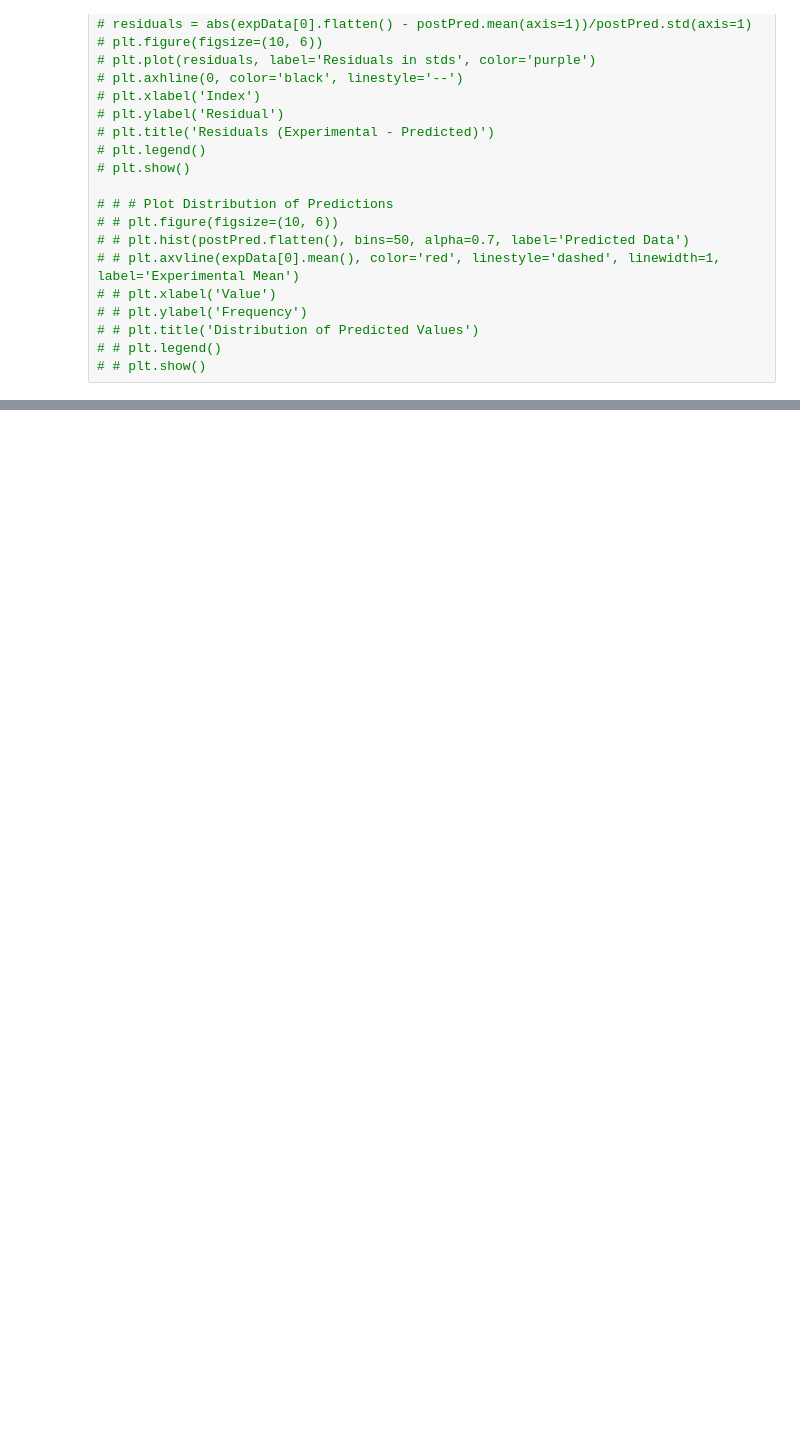
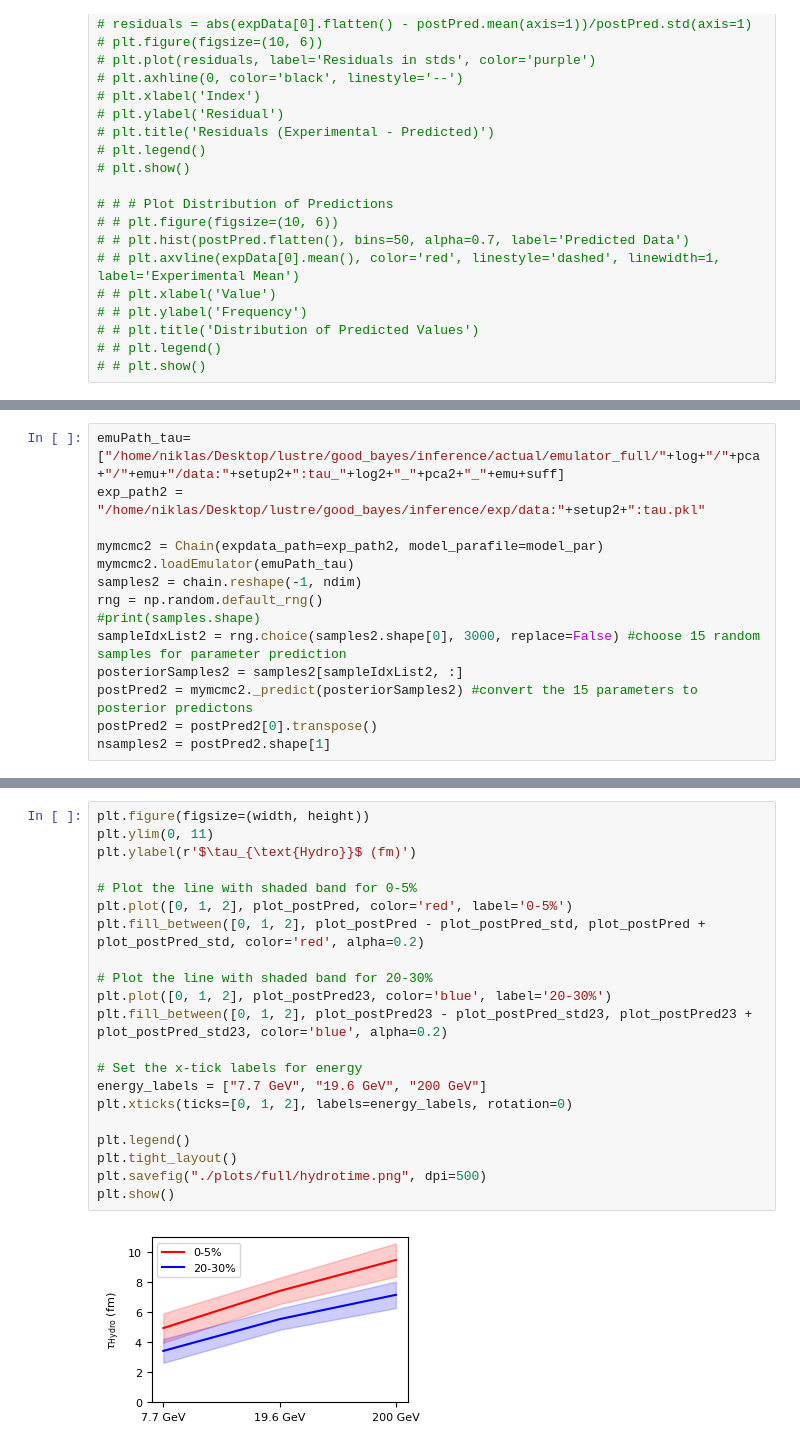
Before and after one commit to NGoetz/GPBayesTools-HIC, a Jupyter notebook: Prediction.ipynb, the cells around one changed output, grey strips where cells are left out. Drawn from its saved outputs; the diff is of its cells as text; blank space fills up the shorter version.

```diff
--- a/Prediction.ipynb
+++ b/Prediction.ipynb
@@ -1431,0 +1205,14 @@ plt.show()
+# %%
+emuPath_tau=["/home/niklas/Desktop/lustre/good_bayes/inference/actual/emulator_full/"+log+"/"+pca+"/"+emu+"/data:"+setup2+":tau_"+log2+"_"+pca2+"_"+emu+suff]
+exp_path2 = "/home/niklas/Desktop/lustre/good_bayes/inference/exp/data:"+setup2+":tau.pkl"
+
+mymcmc2 = Chain(expdata_path=exp_path2, model_parafile=model_par)
+mymcmc2.loadEmulator(emuPath_tau)
+samples2 = chain.reshape(-1, ndim)
+rng = np.random.default_rng()
+#print(samples.shape)
+sampleIdxList2 = rng.choice(samples2.shape[0], 3000, replace=False) #choose 15 random samples for parameter prediction
+posteriorSamples2 = samples2[sampleIdxList2, :]
+postPred2 = mymcmc2._predict(posteriorSamples2) #convert the 15 parameters to posterior predictons
+postPred2 = postPred2[0].transpose()
+nsamples2 = postPred2.shape[1]
@@ -1431,0 +1416,23 @@ plt.show()
+# %%
+plt.figure(figsize=(width, height))
+plt.ylim(0, 11)
+plt.ylabel(r'$\tau_{\text{Hydro}}$ (fm)')
+
+# Plot the line with shaded band for 0-5%
+plt.plot([0, 1, 2], plot_postPred, color='red', label='0-5%')
+plt.fill_between([0, 1, 2], plot_postPred - plot_postPred_std, plot_postPred + plot_postPred_std, color='red', alpha=0.2)
+
+# Plot the line with shaded band for 20-30%
+plt.plot([0, 1, 2], plot_postPred23, color='blue', label='20-30%')
+plt.fill_between([0, 1, 2], plot_postPred23 - plot_postPred_std23, plot_postPred23 + plot_postPred_std23, color='blue', alpha=0.2)
+
+# Set the x-tick labels for energy
+energy_labels = ["7.7 GeV", "19.6 GeV", "200 GeV"]
+plt.xticks(ticks=[0, 1, 2], labels=energy_labels, rotation=0)
+
+plt.legend()
+plt.tight_layout()
+plt.savefig("./plots/full/hydrotime.png", dpi=500)
+plt.show()
+# %% [output]
+[figure, added]
```
Also changed, not shown: parts of 16 cells of this notebook, 4 other files.
